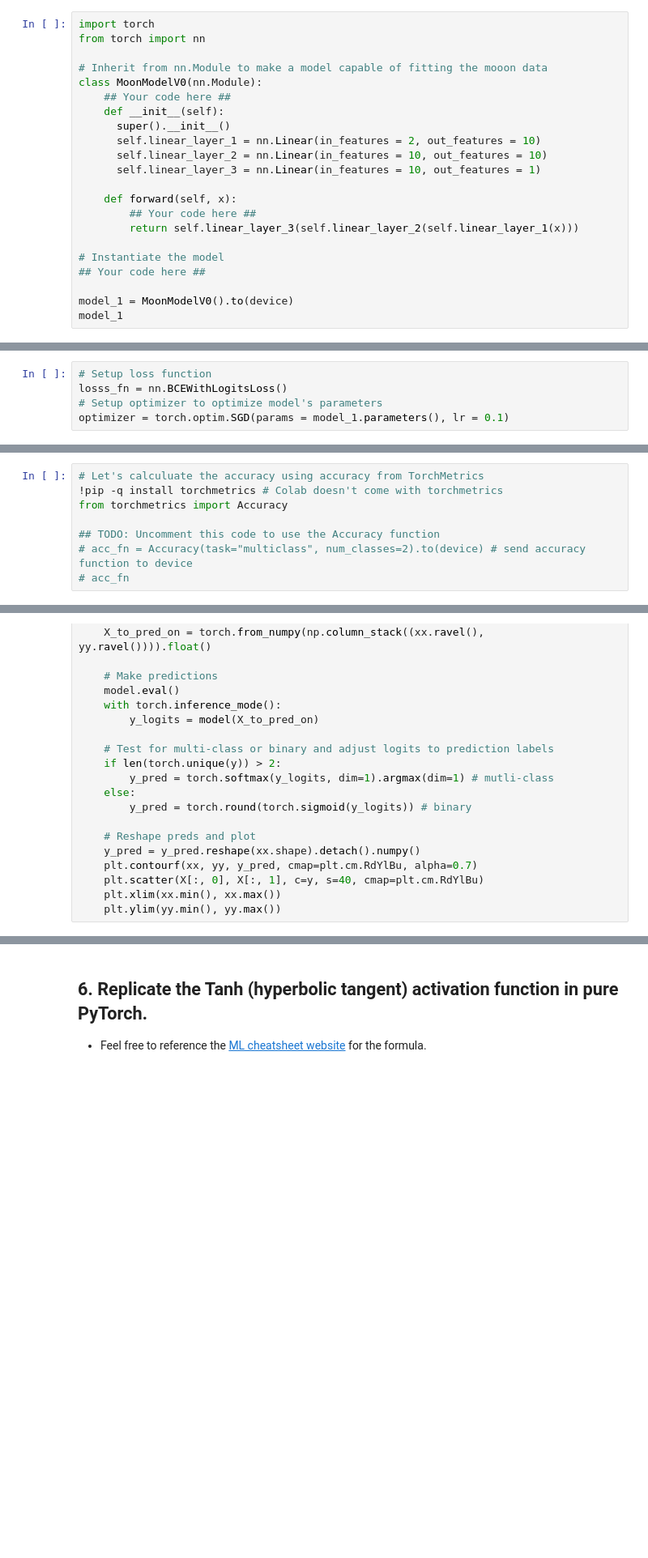
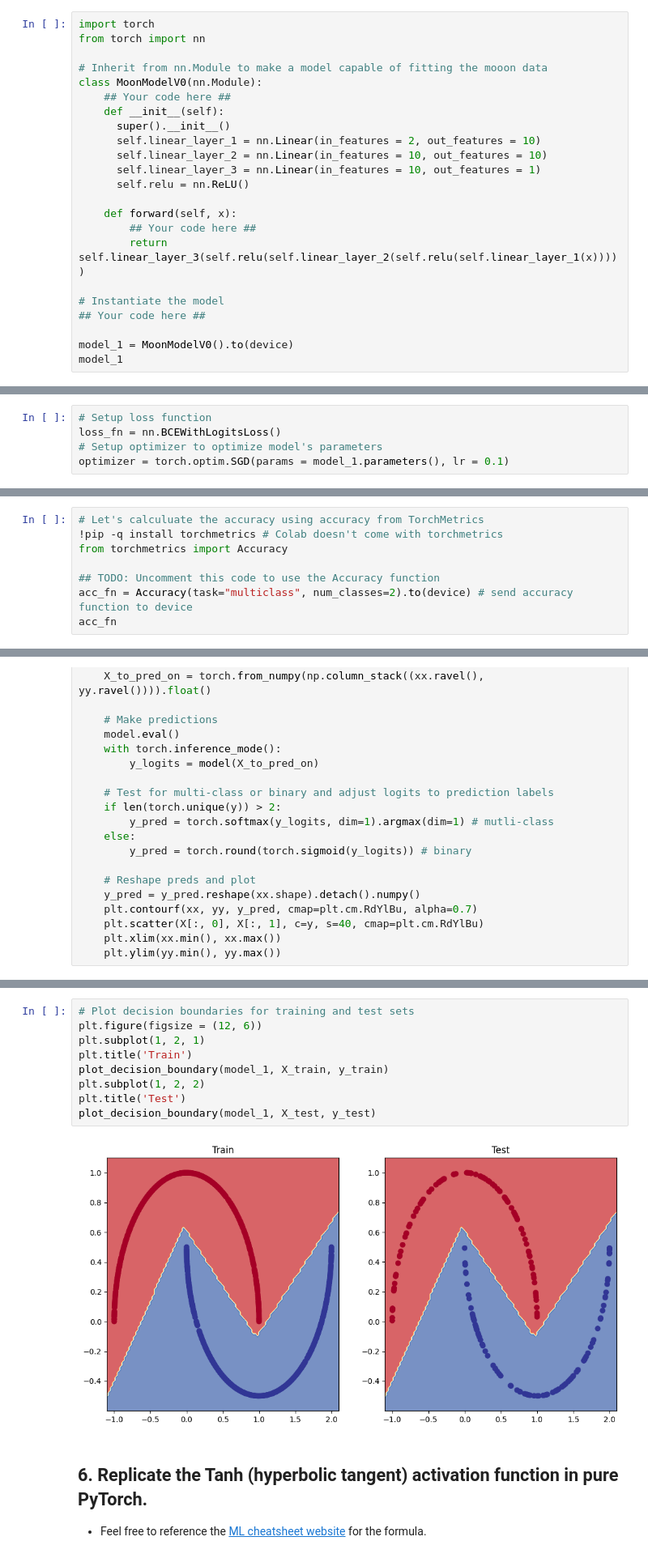
Before and after one commit to srj1407/Data_Science_and_ML, a Jupyter notebook: extras/exercises/02_pytorch_classification_exercises.ipynb, the cells around one changed output, grey strips where cells are left out. Shown at 81% size. Cells and saved outputs as stored; diff of their text form; blank space fills up the shorter version.

```diff
--- a/extras/exercises/02_pytorch_classification_exercises.ipynb
+++ b/extras/exercises/02_pytorch_classification_exercises.ipynb
@@ -106,10 +106,11 @@ class MoonModelV0(nn.Module):
       self.linear_layer_1 = nn.Linear(in_features = 2, out_features = 10)
       self.linear_layer_2 = nn.Linear(in_features = 10, out_features = 10)
       self.linear_layer_3 = nn.Linear(in_features = 10, out_features = 1)
+      self.relu = nn.ReLU()
 
     def forward(self, x):
         ## Your code here ##
-        return self.linear_layer_3(self.linear_layer_2(self.linear_layer_1(x)))
+        return self.linear_layer_3(self.relu(self.linear_layer_2(self.relu(self.linear_layer_1(x)))))
 
 # Instantiate the model
 ## Your code here ##
@@ -126,7 +128,7 @@ MoonModelV0(
 ## 3. Setup a binary classification compatible loss function and optimizer to use when training the model built in 2.
 # %%
 # Setup loss function
-losss_fn = nn.BCEWithLogitsLoss()
+loss_fn = nn.BCEWithLogitsLoss()
 # Setup optimizer to optimize model's parameters
 optimizer = torch.optim.SGD(params = model_1.parameters(), lr = 0.1)
 # %% [markdown]
@@ -181,5 +187,5 @@ tensor([[1.],
 from torchmetrics import Accuracy
 
 ## TODO: Uncomment this code to use the Accuracy function
-# acc_fn = Accuracy(task="multiclass", num_classes=2).to(device) # send accuracy function to device
-# acc_fn
+acc_fn = Accuracy(task="multiclass", num_classes=2).to(device) # send accuracy function to device
+acc_fn
@@ -277,3 +303,14 @@ def plot_decision_boundary(model, X, y):
+# %%
+# Plot decision boundaries for training and test sets
+plt.figure(figsize = (12, 6))
+plt.subplot(1, 2, 1)
+plt.title('Train')
+plot_decision_boundary(model_1, X_train, y_train)
+plt.subplot(1, 2, 2)
+plt.title('Test')
+plot_decision_boundary(model_1, X_test, y_test)
+# %% [output]
+[figure, added]
 # %% [markdown]
 ## 6. Replicate the Tanh (hyperbolic tangent) activation function in pure PyTorch.
   * Feel free to reference the [ML cheatsheet website](https://ml-cheatsheet.readthedocs.io/en/latest/activation_functions.html#tanh) for the formula.
```
Also changed, not shown: parts of 8 cells of this notebook.
